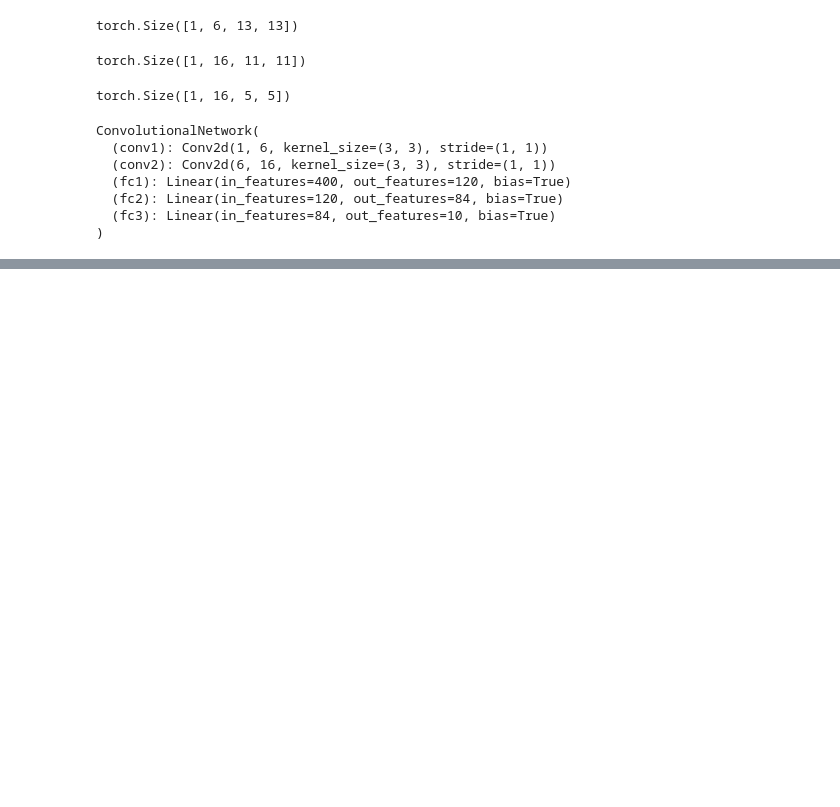
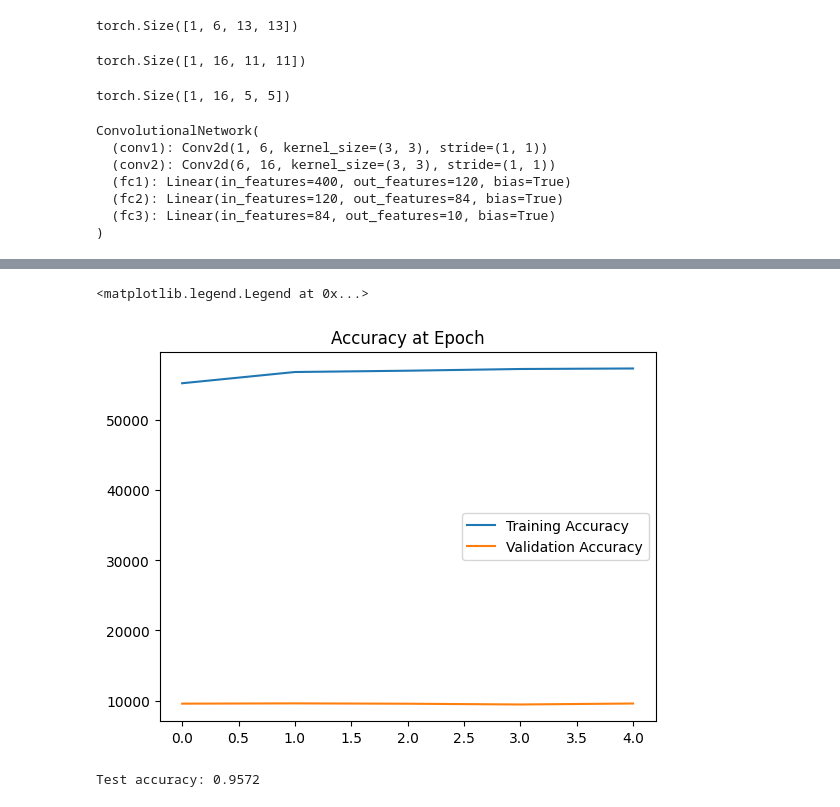
Before and after one commit to sketchydough/Pytorch-DL-Practice, a Jupyter notebook: CNN_MNIST.ipynb, the cells around one changed output, grey strips where cells are left out. Cells and saved outputs as stored; diff of their text form; code cells hidden in the pictures; blank space fills up the shorter version.

```diff
--- a/CNN_MNIST.ipynb
+++ b/CNN_MNIST.ipynb
@@ -229,0 +242,9 @@ Training took: 3.8428959528605144 minutes
+# %%
+#graph accuracy at the end of each epoch
+plt.plot([t.item() for t in train_correct], label='Training Accuracy')
+plt.plot([t.item() for t in test_correct], label='Validation Accuracy')
+plt.title('Accuracy at Epoch')
+plt.legend()
+# %% [output]
+<matplotlib.legend.Legend at 0x...>
+[figure, added]
@@ -229,0 +253,11 @@ Training took: 3.8428959528605144 minutes
+# %%
+with torch.no_grad():
+  correct =0
+  for X_test, y_test in test_load_everything:
+    y_val=model(X_test)
+    predicted=torch.max(y_val,1)[1]
+    correct += (predicted == y_test).sum()
+
+print(f'Test accuracy: {correct.item()/10000}')
+# %% [output]
+Test accuracy: 0.9572
```
Also changed, not shown: parts of 10 cells of this notebook.
